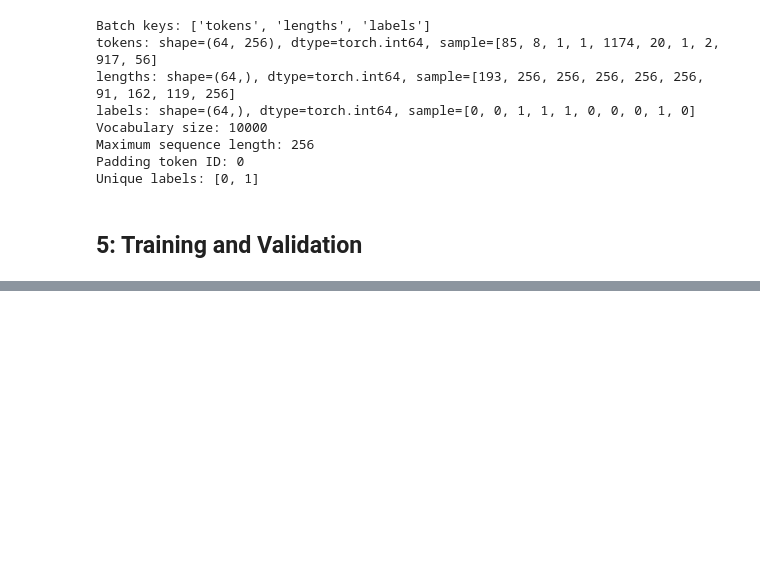
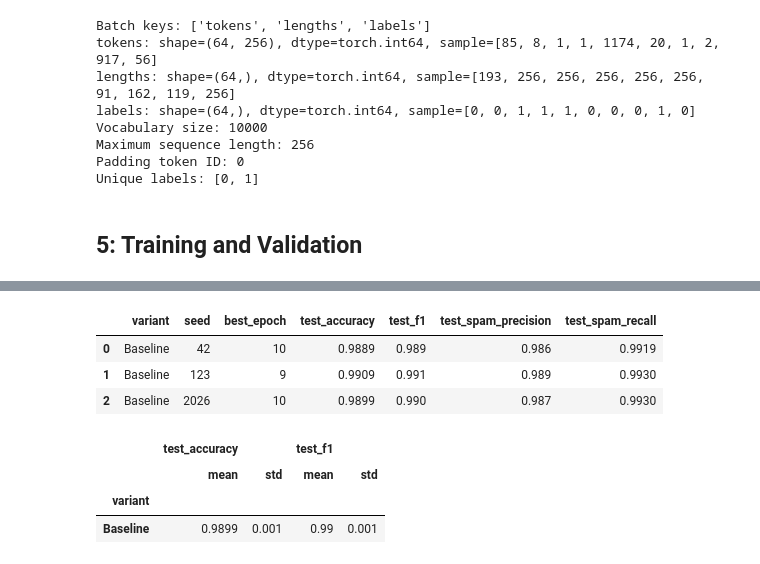
Before and after one commit to erictsaily/AIGC5500-Midterm-Project, a Jupyter notebook: notebooks/02_baseline_experiment.ipynb, the cells around one changed output, grey strips where cells are left out. Drawn from its saved outputs; the diff is of its cells as text; code cells hidden in the pictures; blank space fills up the shorter version.

Commit message:
2026-11-02 - Add Enron baseline test and inference cost, fix LSTM findings, add presentation.

```diff
--- a/notebooks/02_baseline_experiment.ipynb
+++ b/notebooks/02_baseline_experiment.ipynb
@@ -513,0 +521,15 @@ Checkpoints: C:\Users\Nouroz\Desktop\AI Machine Learning Semester Two\Advanced D
+# %%
+# Use the shared cost measurement from the CNN and Transformer notebooks
+from src.transformer_model import measure_cost
+
+# Rebuild the seed-42 model from its best validation checkpoint
+checkpoint = torch.load(CHECKPOINT_DIR / f'best_seed_{TRAINING_SEEDS[0]}.pt', map_location = device)
+cost_model = BaselineModel(vocab_size = checkpoint['vocab_size'], embedding_dim = checkpoint['embedding_dim'],
+                           padding_idx = checkpoint['padding_idx'])
+cost_model.load_state_dict(checkpoint['model_state_dict'])
+
+# Time batch size 1 and batches of 64 on validation emails, and record peak memory
+cost_results = pd.DataFrame([{'variant': 'Baseline',
+                              **measure_cost(cost_model, encoded_datasets['validation'], device, batch_size = BATCH_SIZE)}])
+cost_results.to_csv(RESULTS_DIR / 'inference_cost.csv', index = False)
+cost_results.round(3)
@@ -513,0 +549,54 @@ Checkpoints: C:\Users\Nouroz\Desktop\AI Machine Learning Semester Two\Advanced D
+# %%
+# Import the shared metric calculation used by the other models
+from src.evaluation import classification_metrics
+
+TEST_FILE = RESULTS_DIR / 'test_per_seed.csv'
+ALLOW_TEST_RERUN = False   # keep False: the test split is scored only once
+if TEST_FILE.exists() and not ALLOW_TEST_RERUN:
+    raise RuntimeError('Test results already exist. The test split is scored once; do not rerun after seeing it.')
+
+# The only place the test split is encoded
+test_dataset = EncodedTextDataset(texts = splits['test']['text'], labels = splits['test']['label'],
+                                  vocabulary = vocabulary, max_length = MAX_LENGTH)
+test_loader = make_data_loader(test_dataset, batch_size = BATCH_SIZE, shuffle = False, seed = TRAINING_SEEDS[0])
+
+# Score the best validation checkpoint of every seed once
+selected = pd.read_csv(RESULTS_DIR / 'validation_summary.csv')
+test_rows = []
+for row in selected.itertuples():
+    checkpoint = torch.load(CHECKPOINT_DIR / f'best_seed_{row.seed}.pt', map_location = device)
+    # Confirm the checkpoint is the one selected on validation
+    assert checkpoint['epoch'] == row.best_epoch
+    assert abs(checkpoint['validation_f1'] - row.best_validation_f1) < 1e-9
+    model = BaselineModel(vocab_size = checkpoint['vocab_size'], embedding_dim = checkpoint['embedding_dim'],
+                          padding_idx = checkpoint['padding_idx']).to(device)
+    model.load_state_dict(checkpoint['model_state_dict'])
+    model.eval()
+    labels, predictions = [], []
+    with torch.inference_mode():
+        for batch in test_loader:
+            predictions.extend(model(batch[INPUT_KEY].to(device).long()).argmax(dim = 1).cpu().tolist())
+            labels.extend(batch[LABEL_KEY].tolist())
+    metrics = classification_metrics(labels, predictions)
+    test_rows.append({'variant': 'Baseline', 'seed': row.seed, 'best_epoch': row.best_epoch,
+                      'test_accuracy': metrics['accuracy'], 'test_f1': metrics['spam_f1'],
+                      'test_spam_precision': metrics['spam_precision'], 'test_spam_recall': metrics['spam_recall']})
+
+test_results = pd.DataFrame(test_rows)
+test_results.to_csv(TEST_FILE, index = False)
+test_results.round(4)
+# %% [output]
+|  | variant | seed | best_epoch | test_accuracy | test_f1 | test_spam_precision | test_spam_recall |
+| 0 | Baseline | 42 | 10 | 0.9889 | 0.989 | 0.986 | 0.9919 |
+| 1 | Baseline | 123 | 9 | 0.9909 | 0.991 | 0.989 | 0.9930 |
+| 2 | Baseline | 2026 | 10 | 0.9899 | 0.990 | 0.987 | 0.9930 |
+# %%
+# Mean and spread over the 3 seeds
+test_summary = test_results.groupby('variant')[['test_accuracy', 'test_f1']].agg(['mean', 'std'])
+test_summary.to_csv(RESULTS_DIR / 'test_summary.csv')
+test_summary.round(4)
+# %% [output]
+|  | test_accuracy |  | test_f1 |  |
+|  | mean | std | mean | std |
+| variant |  |  |  |  |
+| Baseline | 0.9899 | 0.001 | 0.99 | 0.001 |
```
Also changed, not shown: parts of 8 cells of this notebook, 12 other files.
